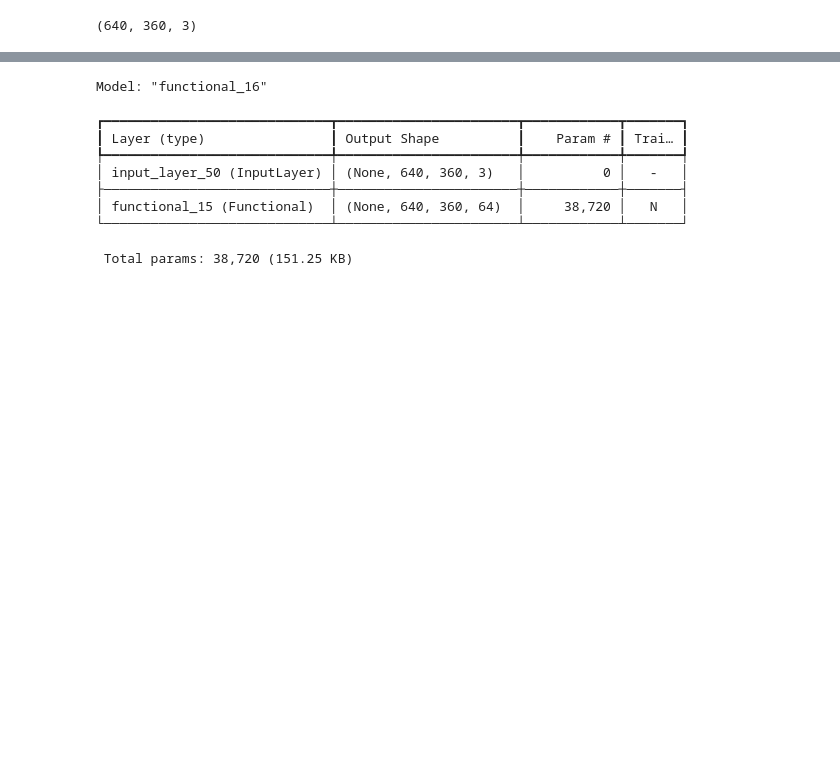
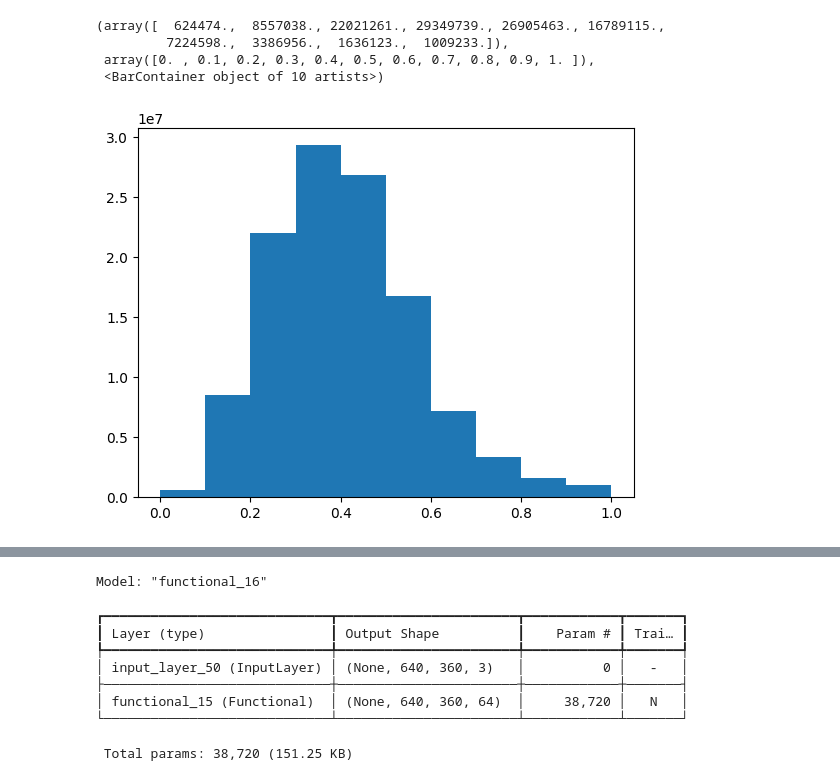
Before and after one commit to radioperez/nornickel-cv, a Jupyter notebook: jupyter testing/main.ipynb, the cells around one changed output, grey strips where cells are left out. Saved outputs shown, nothing was run; the diff lists cells and outputs as text; code cells hidden in the pictures; blank space fills up the shorter version.

```diff
--- a/jupyter testing/main.ipynb
+++ b/jupyter testing/main.ipynb
@@ -25,7 +25,7 @@ data_dir = os.path.join(os.pardir, os.pardir,'data')
 
 x = []
 y = []
-shape = (640,360)#решейп это кто
+shape = (360,640)#решейп это кто
 
 for fullpath, dirs, files in os.walk(data_dir):
     if len(dirs) == 0:
@@ -37,13 +37,17 @@ for fullpath, dirs, files in os.walk(data_dir):
                 x.append(image)
         else:
             for file in files:
-                image = io.imread(os.path.join(fullpath, file))
+                image = io.imread(os.path.join(fullpath, file), as_gray=True)
                 image = resize(image, shape)
                 y.append(image)
 
-x = np.array(x)
-y = np.array(y)
+x = np.array(x) # Картинки
+y = np.array(y) # Маски
-# %%
-x.shape[-3:]
-# %% [output]
-(640, 360, 3)
+# %%
+plt.hist(x.flatten())
+# %% [output]
+(array([  624474.,  8557038., 22021261., 29349739., 26905463., 16789115.,
+         7224598.,  3386956.,  1636123.,  1009233.]),
+ array([0. , 0.1, 0.2, 0.3, 0.4, 0.5, 0.6, 0.7, 0.8, 0.9, 1. ]),
+ <BarContainer object of 10 artists>)
+[figure, added]
```
Also changed, not shown: parts of 8 cells of this notebook.
